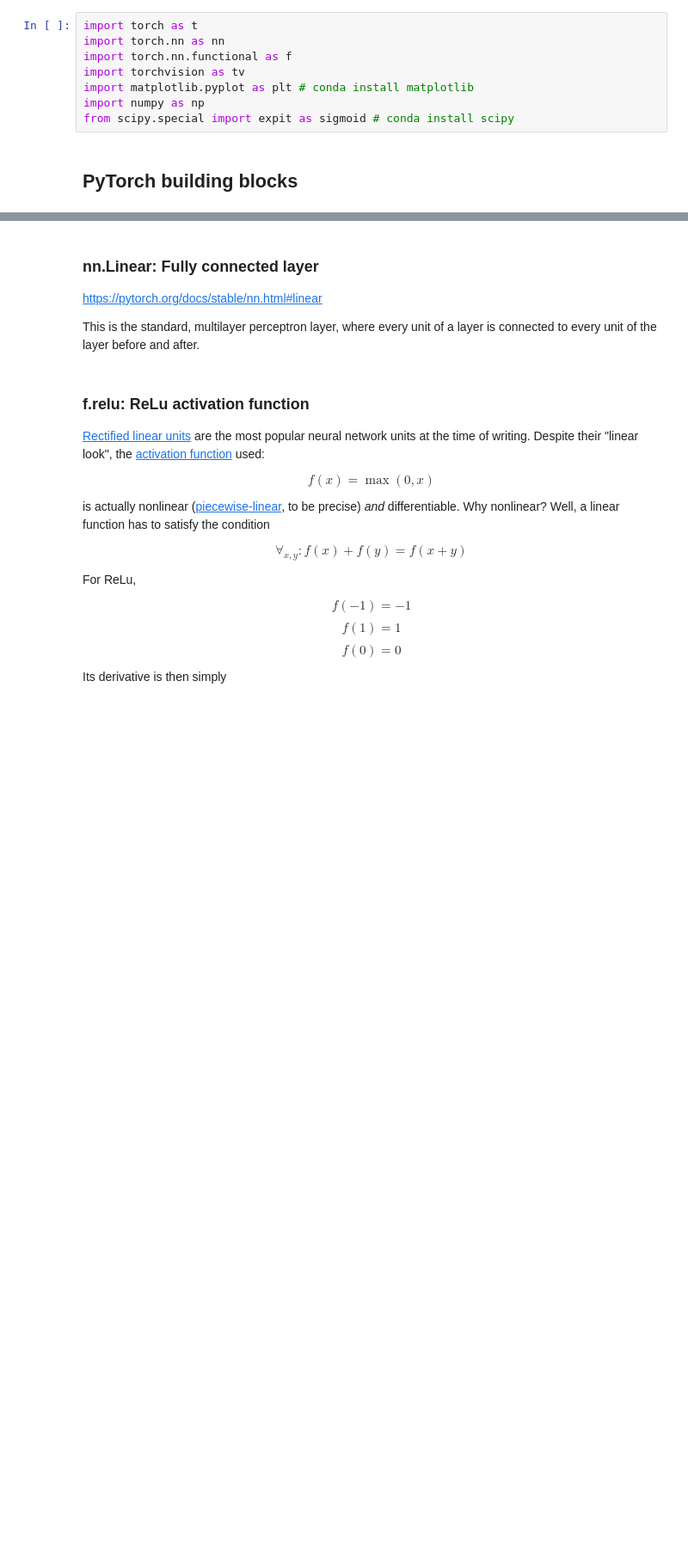
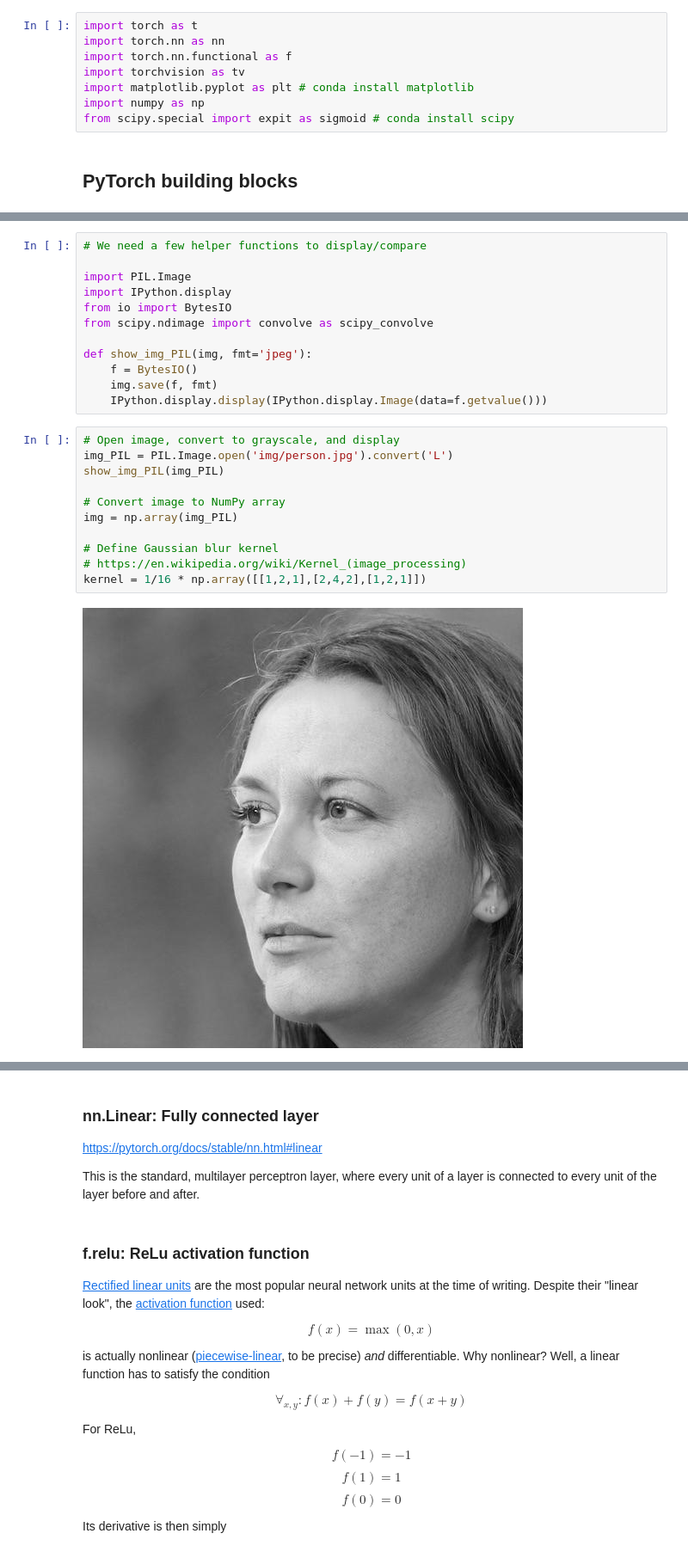
Before and after one commit to zentralwerkstatt/art185ai, a Jupyter notebook: N04_MNIST.ipynb, the cells around one changed output, grey strips where cells are left out. Shown at 86% size. Cells and saved outputs as stored; diff of their text form; blank space fills up the shorter version.

```diff
--- a/N04_MNIST.ipynb
+++ b/N04_MNIST.ipynb
@@ -30,0 +37,25 @@ Defines a number of trainable convolution kernels with fixed size and stride.
+# %%
+# We need a few helper functions to display/compare
+
+import PIL.Image
+import IPython.display
+from io import BytesIO
+from scipy.ndimage import convolve as scipy_convolve
+
+def show_img_PIL(img, fmt='jpeg'):
+    f = BytesIO()
+    img.save(f, fmt)
+    IPython.display.display(IPython.display.Image(data=f.getvalue()))
+# %%
+# Open image, convert to grayscale, and display
+img_PIL = PIL.Image.open('img/person.jpg').convert('L')
+show_img_PIL(img_PIL)
+
+# Convert image to NumPy array
+img = np.array(img_PIL)
+
+# Define Gaussian blur kernel
+# https://en.wikipedia.org/wiki/Kernel_(image_processing)
+kernel = 1/16 * np.array([[1,2,1],[2,4,2],[1,2,1]])
+# %% [output]
+[figure, added]
```
Also changed, not shown: parts of 7 cells of this notebook, 12 other files.
